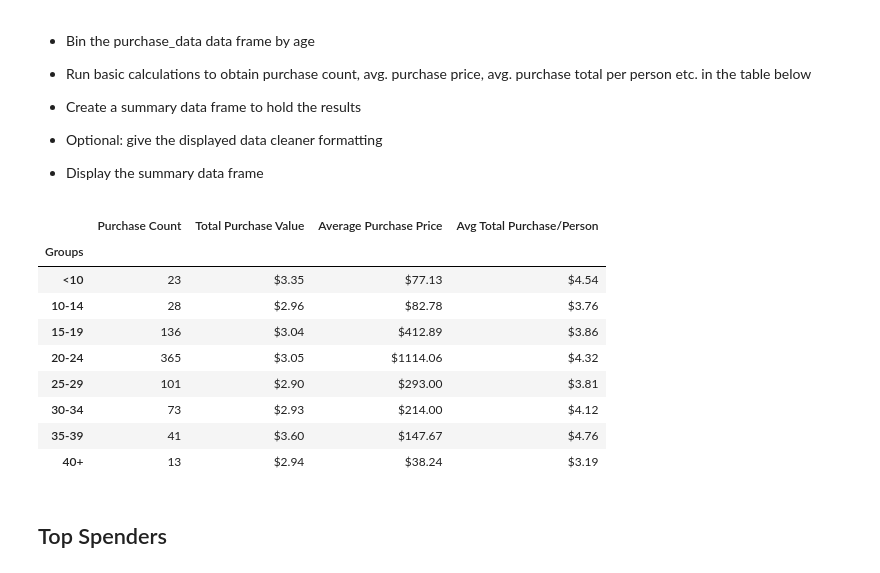
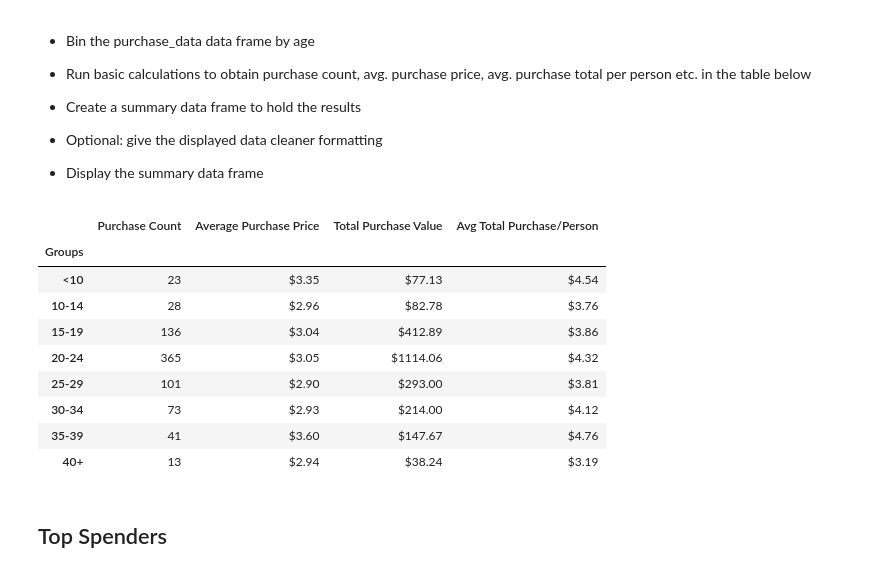
Before and after one commit to NGASHBAUGH/04_pandas-challenge, a Jupyter notebook: Herosofpymoli/HeroesOfPymoli_starter.ipynb, the cells around one changed output. Drawn from its saved outputs; the diff is of its cells as text; code cells hidden in the pictures.

Commit message:
Total and average fix

```diff
--- a/Herosofpymoli/HeroesOfPymoli_starter.ipynb
+++ b/Herosofpymoli/HeroesOfPymoli_starter.ipynb
@@ -215,31 +215,31 @@ dem
 # %%
 #Creating a copy of the Database
 purgr = data.copy()
 
 # creating new columns for the final result
 purgr['Total Purchase Value'] = purgr['Price']
 purgr['Average Purchase Price'] = purgr['Price']
 #adding the bins for grouping later
 purgr['Groups'] = pd.cut(purgr["Age"], bib, labels=gbins, include_lowest=True)
 
 #Creating the Avg Total Purchase/Person list
 purcper = purgr.groupby(['Groups','SN']).sum()
 purcper = purcper.groupby(['Groups']).mean()
 purcper = list(purcper['Average Purchase Price'])
 
 #grouping by the Groups and creating the other lists inside the DataFrame
-purgr = purgr.groupby(['Groups']).agg({'Purchase ID': 'count','Total Purchase Value':'mean','Average Purchase Price':'sum'})
+purgr = purgr.groupby(['Groups']).agg({'Purchase ID': 'count','Average Purchase Price':'mean','Total Purchase Value':'sum'})
 
 #Formating and adding the Avg Total Purchase/Person list to the DataFrame
 purgr = purgr.rename(columns={'Purchase ID':'Purchase Count'})
 purgr['Total Purchase Value'] = purgr['Total Purchase Value'].map("${:.2f}".format)
 purgr['Average Purchase Price'] = purgr['Average Purchase Price'].map("${:.2f}".format)
 purgr['Avg Total Purchase/Person'] = purcper
 purgr['Avg Total Purchase/Person'] = purgr['Avg Total Purchase/Person'].map("${:.2f}".format)
 
 purgr
 # %% [output]
-|  | Purchase Count | Total Purchase Value | Average Purchase Price | Avg Total Purchase/Person |
+|  | Purchase Count | Average Purchase Price | Total Purchase Value | Avg Total Purchase/Person |
 | Groups |  |  |  |  |
 | <10 | 23 | $3.35 | $77.13 | $4.54 |
 | 10-14 | 28 | $2.96 | $82.78 | $3.76 |
```
